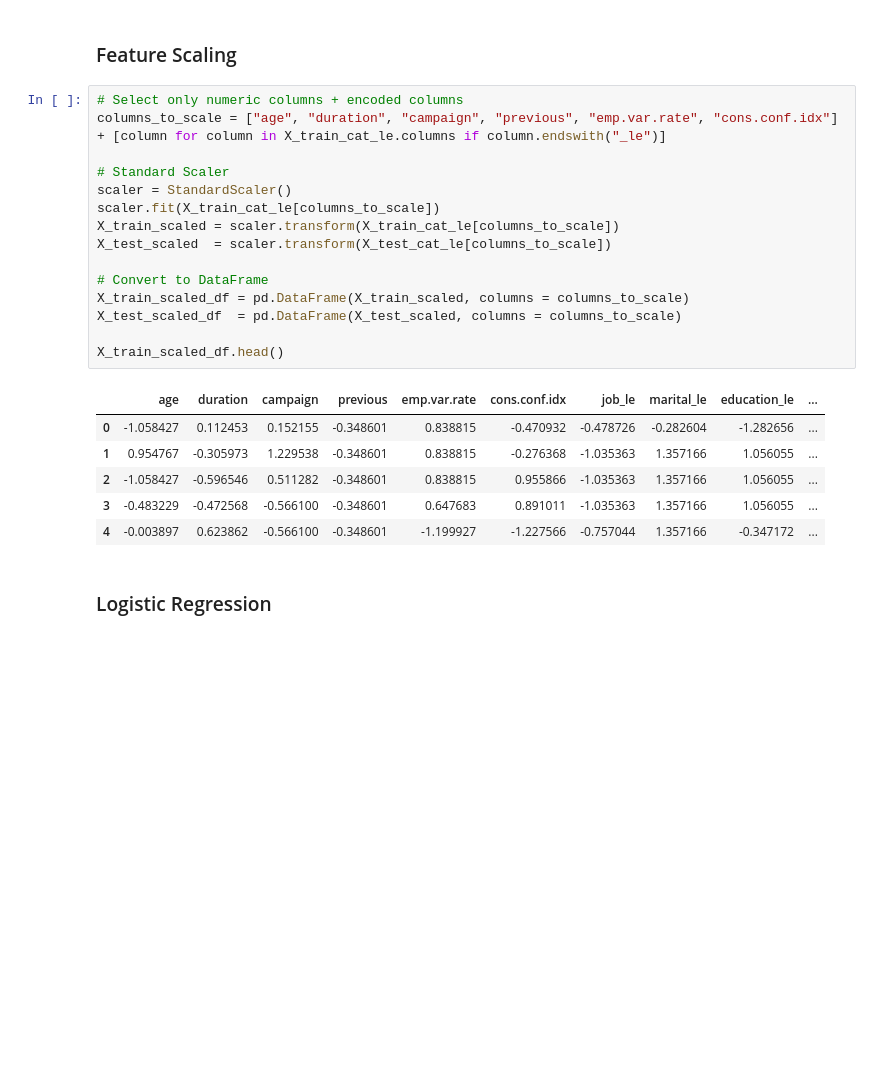
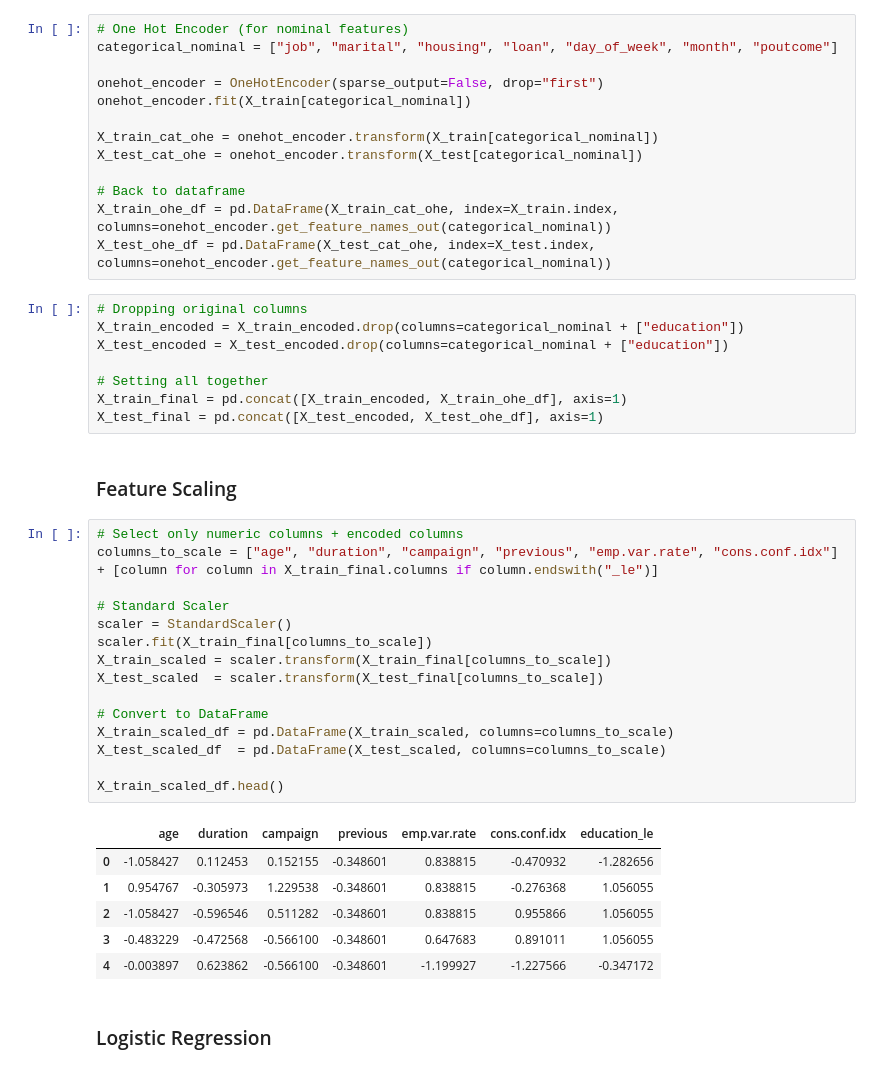
Before and after one commit to 4GeeksAcademy/josefina-aispuro-merelles-machine-learning, a Jupyter notebook: src/01-logistic-regression.ipynb, the cells around one changed output. Cells and saved outputs as stored; diff of their text form; blank space fills up the shorter version.

```diff
--- a/src/01-logistic-regression.ipynb
+++ b/src/01-logistic-regression.ipynb
@@ -292,27 +276,48 @@ X_train_cat_le.head()
+# %%
+# One Hot Encoder (for nominal features)
+categorical_nominal = ["job", "marital", "housing", "loan", "day_of_week", "month", "poutcome"]
+
+onehot_encoder = OneHotEncoder(sparse_output=False, drop="first")
+onehot_encoder.fit(X_train[categorical_nominal])
+
+X_train_cat_ohe = onehot_encoder.transform(X_train[categorical_nominal])
+X_test_cat_ohe = onehot_encoder.transform(X_test[categorical_nominal])
+
+# Back to dataframe
+X_train_ohe_df = pd.DataFrame(X_train_cat_ohe, index=X_train.index, columns=onehot_encoder.get_feature_names_out(categorical_nominal))
+X_test_ohe_df = pd.DataFrame(X_test_cat_ohe, index=X_test.index, columns=onehot_encoder.get_feature_names_out(categorical_nominal))
+# %%
+# Dropping original columns
+X_train_encoded = X_train_encoded.drop(columns=categorical_nominal + ["education"])
+X_test_encoded = X_test_encoded.drop(columns=categorical_nominal + ["education"])
+
+# Setting all together
+X_train_final = pd.concat([X_train_encoded, X_train_ohe_df], axis=1)
+X_test_final = pd.concat([X_test_encoded, X_test_ohe_df], axis=1)
 # %% [markdown]
 ### Feature Scaling
 # %%
 # Select only numeric columns + encoded columns
-columns_to_scale = ["age", "duration", "campaign", "previous", "emp.var.rate", "cons.conf.idx"] + [column for column in X_train_cat_le.columns if column.endswith("_le")]
+columns_to_scale = ["age", "duration", "campaign", "previous", "emp.var.rate", "cons.conf.idx"] + [column for column in X_train_final.columns if column.endswith("_le")]
 
 # Standard Scaler
 scaler = StandardScaler()
-scaler.fit(X_train_cat_le[columns_to_scale])
-X_train_scaled = scaler.transform(X_train_cat_le[columns_to_scale])
-X_test_scaled  = scaler.transform(X_test_cat_le[columns_to_scale])
+scaler.fit(X_train_final[columns_to_scale])
+X_train_scaled = scaler.transform(X_train_final[columns_to_scale])
+X_test_scaled  = scaler.transform(X_test_final[columns_to_scale])
 
 # Convert to DataFrame
-X_train_scaled_df = pd.DataFrame(X_train_scaled, columns = columns_to_scale)
-X_test_scaled_df  = pd.DataFrame(X_test_scaled, columns = columns_to_scale)
+X_train_scaled_df = pd.DataFrame(X_train_scaled, columns=columns_to_scale)
+X_test_scaled_df  = pd.DataFrame(X_test_scaled, columns=columns_to_scale)
 
 X_train_scaled_df.head()
 # %% [output]
-|  | age | duration | campaign | previous | emp.var.rate | cons.conf.idx | job_le | marital_le | education_le | ... |
-| 0 | -1.058427 | 0.112453 | 0.152155 | -0.348601 | 0.838815 | -0.470932 | -0.478726 | -0.282604 | -1.282656 | ... |
-| 1 | 0.954767 | -0.305973 | 1.229538 | -0.348601 | 0.838815 | -0.276368 | -1.035363 | 1.357166 | 1.056055 | ... |
-| 2 | -1.058427 | -0.596546 | 0.511282 | -0.348601 | 0.838815 | 0.955866 | -1.035363 | 1.357166 | 1.056055 | ... |
-| 3 | -0.483229 | -0.472568 | -0.566100 | -0.348601 | 0.647683 | 0.891011 | -1.035363 | 1.357166 | 1.056055 | ... |
-| 4 | -0.003897 | 0.623862 | -0.566100 | -0.348601 | -1.199927 | -1.227566 | -0.757044 | 1.357166 | -0.347172 | ... |
+|  | age | duration | campaign | previous | emp.var.rate | cons.conf.idx | education_le |
+| 0 | -1.058427 | 0.112453 | 0.152155 | -0.348601 | 0.838815 | -0.470932 | -1.282656 |
+| 1 | 0.954767 | -0.305973 | 1.229538 | -0.348601 | 0.838815 | -0.276368 | 1.056055 |
+| 2 | -1.058427 | -0.596546 | 0.511282 | -0.348601 | 0.838815 | 0.955866 | 1.056055 |
+| 3 | -0.483229 | -0.472568 | -0.566100 | -0.348601 | 0.647683 | 0.891011 | 1.056055 |
+| 4 | -0.003897 | 0.623862 | -0.566100 | -0.348601 | -1.199927 | -1.227566 | -0.347172 |
 # %% [markdown]
 ### Logistic Regression
 # %%
```
Also changed, not shown: parts of 12 cells of this notebook.
